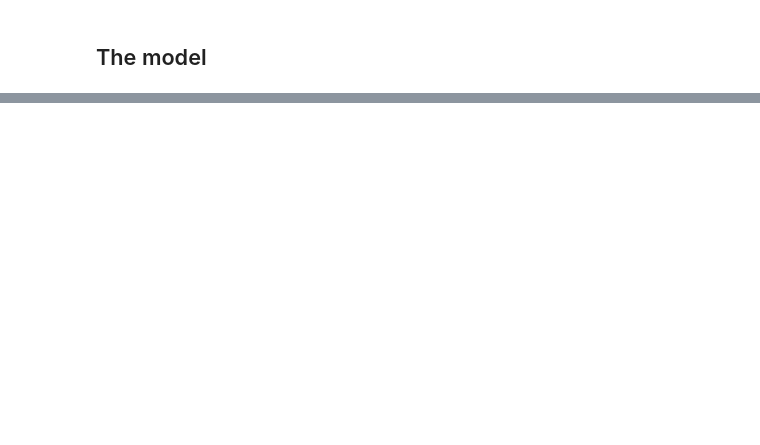
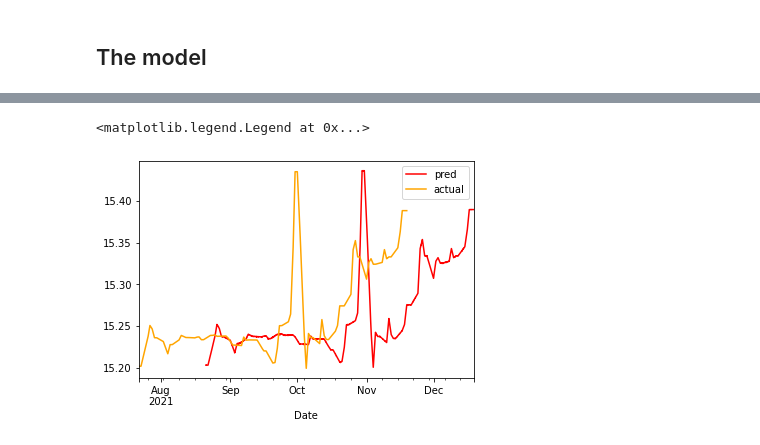
Before and after one commit to frankmuci/venezuela_fx, a Jupyter notebook: notebooks/Frank DL Model v0.ipynb, the cells around one changed output, grey strips where cells are left out. Drawn from its saved outputs; the diff is of its cells as text; code cells hidden in the pictures; blank space fills up the shorter version.

```diff
--- a/notebooks/Frank DL Model v0.ipynb
+++ b/notebooks/Frank DL Model v0.ipynb
@@ -208,3 +232,0 @@ predictions = test_model.predict(window.test)
-# %%
-series_pred = pd.Series(predictions[:, 0])
-series_pred.index = test_df.iloc[94:].index
@@ -217,0 +233,7 @@ plt.legend()
+# %%
+# Log Change Prediction Series
+series_pred_shft = series_pred.shift(30, freq='D')
+pred_timestamp_count = series_pred_shft.shape[0]
+first_pred_timestamp = series_pred_shft.index[0]
+last_pred_timestamp = series_pred_shft.index[-1]
+print('predictions for', first_pred_timestamp, 'to', last_pred_timestamp)
@@ -217,0 +242,17 @@ plt.legend()
+# %%
+# Data of base log series to add prediction to
+delta = datetime.timedelta(30)
+base_log_series = np.log(df_original['Dolartoday'])
+base_log_series = base_log_series[first_pred_timestamp - delta:]
+base_log_series_shft = base_log_series.shift(30, freq='D')
+# %%
+# Complete prediction
+comp_pred = series_pred_shft + base_log_series_shft
+# %%
+# PLOT IN LOG UNITS
+comp_pred.plot(label = 'pred', color='red')
+base_log_series.plot(label = 'actual', color = 'orange')
+plt.legend()
+# %% [output]
+<matplotlib.legend.Legend at 0x...>
+[figure, added]
```
Also changed, not shown: parts of 23 cells of this notebook.
